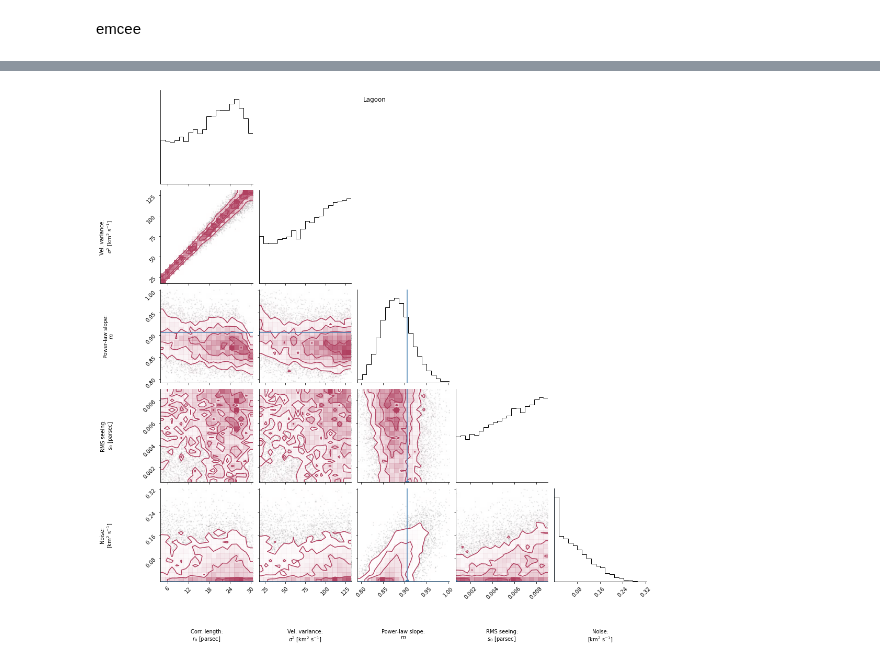
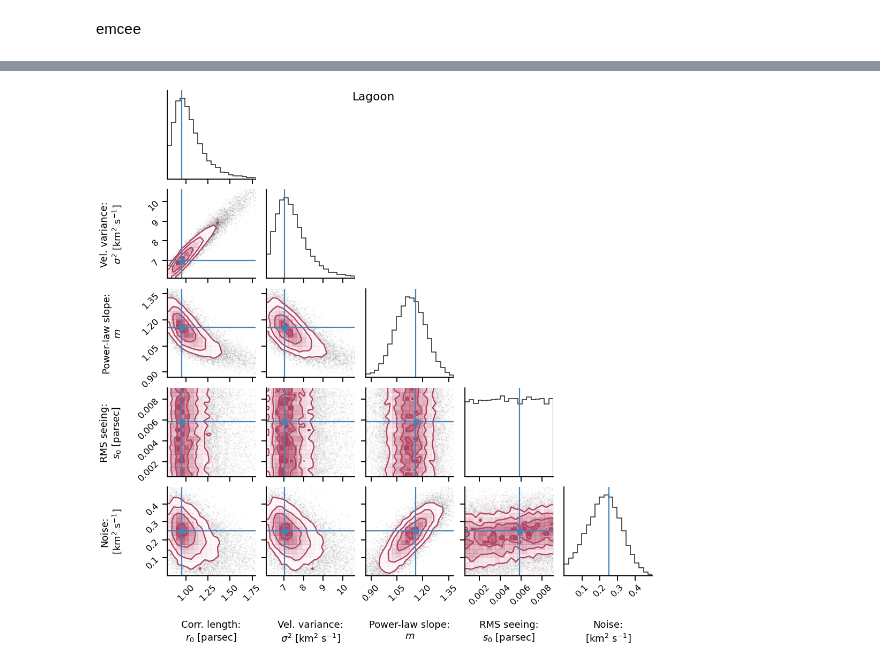
Before and after one commit to JavGVastro/PhD.Paper, a Jupyter notebook: CIM8.ipynb, the cells around one changed output, grey strips where cells are left out. Saved outputs shown, nothing was run; the diff lists cells and outputs as text; code cells hidden in the pictures.

```diff
--- a/CIM8.ipynb
+++ b/CIM8.ipynb
@@ -81,5 +59,4 @@ relative_uncertainty = 0.15
 weights = 1.0 / (relative_uncertainty * B)
 large_scale = r > 0.5 * box_size
 # Define large-scale differently in this case
-weights[r > 0.5 * r_local_peak] /= 2.0
-#weights[:15] /= 2.0
+#weights[r > 0.5 * r_local_peak] /= 2.0
@@ -85,0 +72,22 @@ weights[r > 0.5 * r_local_peak] /= 2.0
+# %%
+# Correlation length between 1/10 and 2 x box_size
+model.set_param_hint("r0", value=0.1 * box_size, min=0.01 * box_size, max=2 * box_size)
+
+# sig2 between 1/10 and 2 x max value of B(r)
+model.set_param_hint(
+    "sig2",
+    value=0.5 * B[to_fit].max(),
+    min=0.1 * B[to_fit].max(),
+    max=2 * B[to_fit].max())
+
+# m between 1/2 and 5/3
+model.set_param_hint("m", value=1.0, min=0.5, max=2.0)
+
+# Seeing RMS between 0.1 and 1.5 arcsec
+model.set_param_hint("s0", value=0.5 * pc_per_arcsec, min=0.1 * pc_per_arcsec, max=1.5 * pc_per_arcsec)
+
+# Noise cannot be much larger than smallest B(r)
+model.set_param_hint("noise", value=0.2 * B.min(), min=0.0, max=3 * B.min())
+
+# box_size is fixed
+model.set_param_hint("box_size", value=box_size, vary=False)
@@ -155,7 +170,7 @@ sns.despine();
 # %% [markdown]
 emcee
 # %%
-emcee_kws = dict(steps=5000, burn=500, thin=50, is_weighted=True,
+emcee_kws = dict(steps=10000, burn=1000, thin=50, is_weighted=True,
                  progress=False, workers=16)
 emcee_params = result.params.copy()
 # emcee_params.add('__lnsigma', value=np.log(0.1), min=np.log(0.001), max=np.log(2.0))
@@ -217,5 +236,6 @@ if hasattr(result_emcee, "acor"):
 # %%
-bplot.corner_plot(result_emcee, result, name, data, data_ranges=[0.95, 0.99, 0.995, 0.995, 0.999]);
+bplot.corner_plot(result_emcee, result, name, data,
+                  data_ranges=[0.95, 0.95, 0.995, 0.999, 0.999]);
 #data_ranges=[0.95, 0.99, 0.995, 0.995, 0.999]
 # %% [output]
-[figure, old version]
+[figure, new version]
```
Also changed, not shown: parts of 19 cells of this notebook, 4 other files.
